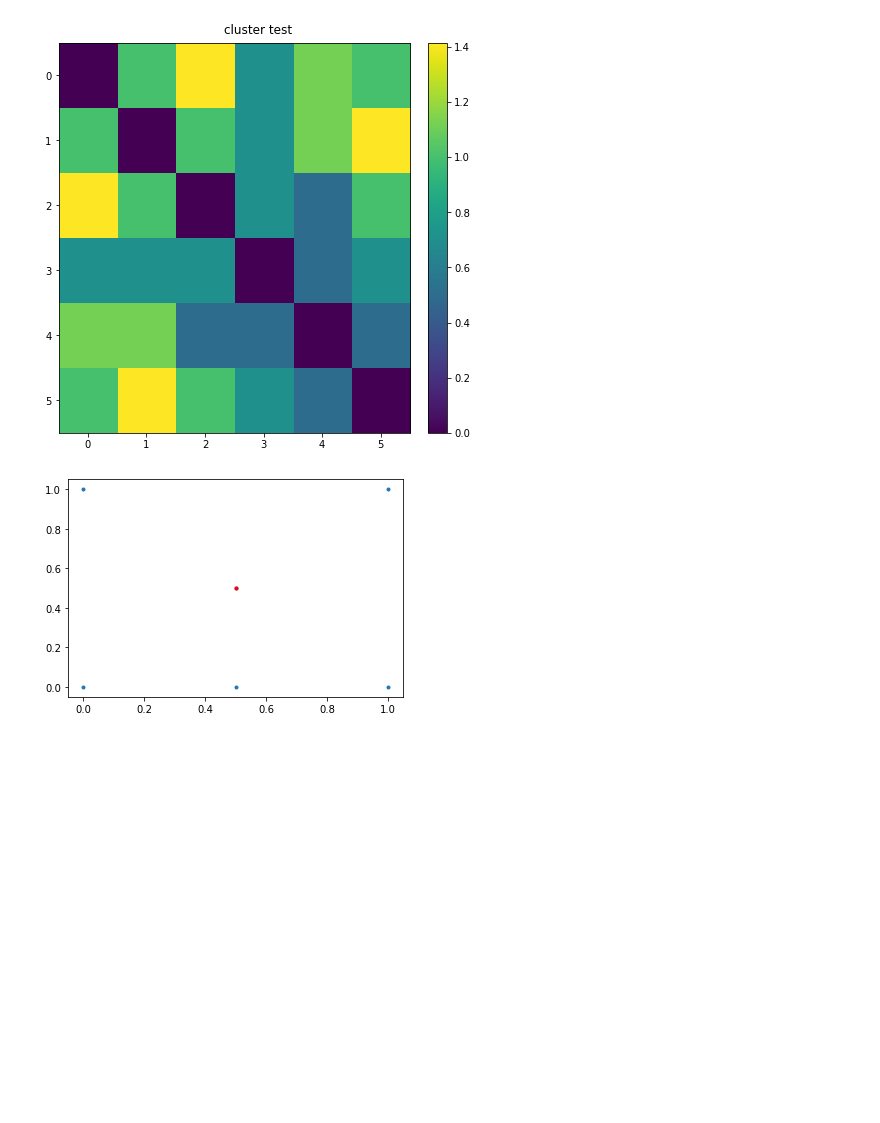
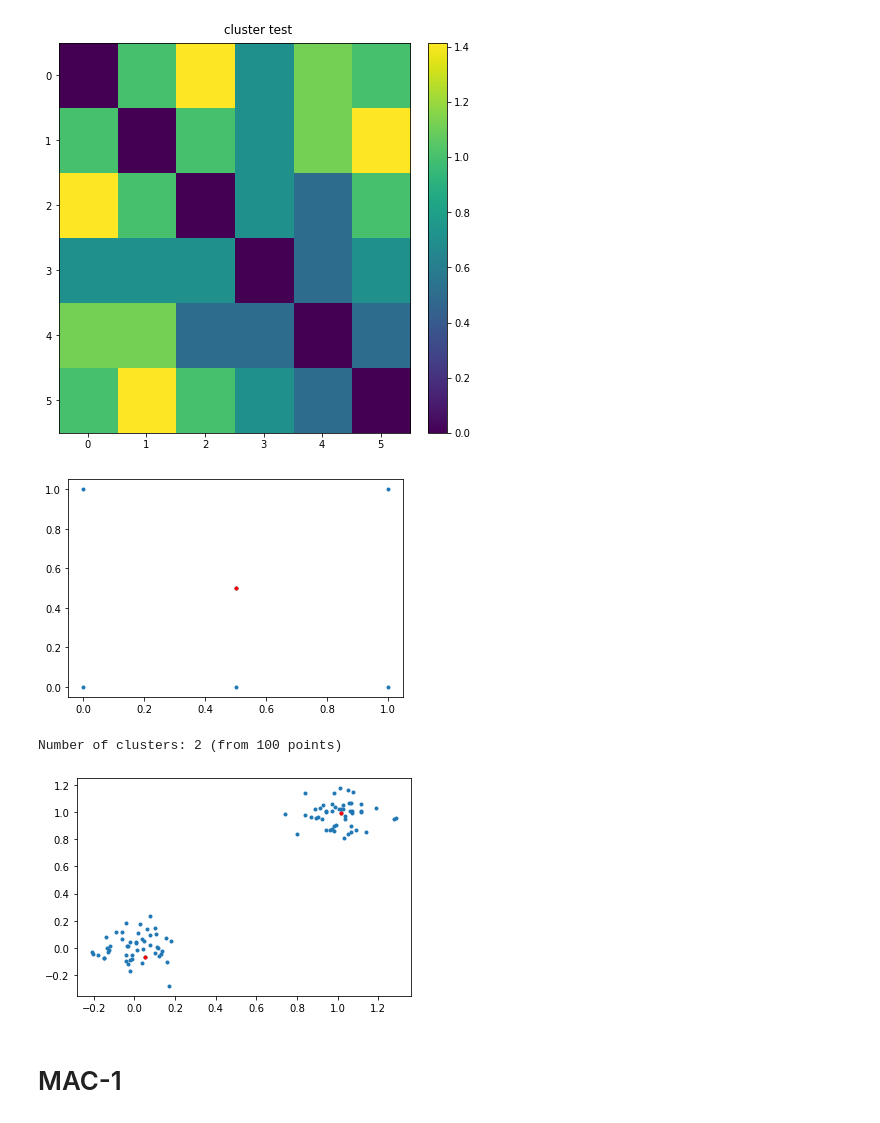
Before and after one commit to wjm41/fresco, a Jupyter notebook: notebooks/manifold_fix.ipynb, the cells around one changed output. Drawn from its saved outputs; the diff is of its cells as text; code cells hidden in the pictures; blank space fills up the shorter version.

```diff
--- a/notebooks/manifold_fix.ipynb
+++ b/notebooks/manifold_fix.ipynb
@@ -169,3 +386,46 @@ plt.show()
 ((3, 0, 1, 2, 4, 5),)
 [figure]
 [figure]
+# %%
+mean1 = [0, 0]
+cov1 = [[0.01, 0], [0, 0.01]]
+x1, y1 = np.random.multivariate_normal(mean1, cov1, 50).T
+
+mean2 = [1, 1]
+cov2 = [[0.01, 0], [0, 0.01]]
+x2, y2 = np.random.multivariate_normal(mean2, cov2, 50).T
+
+x = np.hstack([x1, x2])
+y = np.hstack([y1, y2])
+z = np.array([x, y]).T
+
+dmat_z = pairwise_distances(z)
+lower_tril = np.tril(dmat_z, k=-1).flatten()
+lower_tril = lower_tril[lower_tril != 0]
+clusters = ClusterData(lower_tril, nPts=len(z),
+                       isDistData=True, distThresh=0.5, reordering=True)  # VERY SENSITIVE TO DISTANCE THRESHOLD
+print('Number of clusters: {} (from {} points)'.format(
+    len(clusters), len(z)))
+
+cluster_inds = [list(cluster) for cluster in clusters]
+centroid_x = []
+centroid_y = []
+
+for cluster in cluster_inds:
+    dmat = pairwise_distances(z[cluster])
+    centroid_ind = np.argmin(np.amax(dmat, axis=1))
+    centroid_x.append(x[cluster[centroid_ind]])
+    centroid_y.append(y[cluster[centroid_ind]])
+
+
+# centroids = [cluster[0] for cluster in clusters]
+# centroid_x = [ x[centroid] for centroid in centroids]
+# centroid_y = [y[centroid] for centroid in centroids]
+plt.plot(x, y, '.')
+plt.plot(centroid_x, centroid_y, '.', color='red')
+plt.show()
+# %% [output]
+Number of clusters: 2 (from 100 points)
+[figure, added]
+# %% [markdown]
+# MAC-1
```
Also changed, not shown: parts of 15 cells of this notebook, 2 other files.
